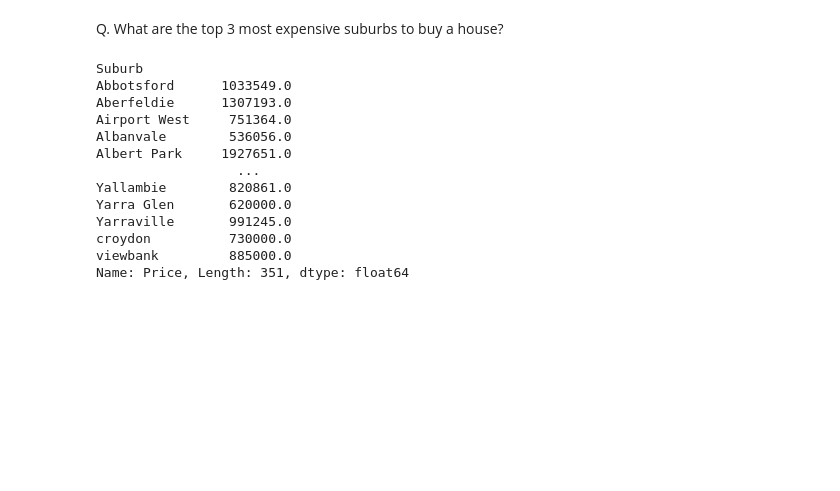
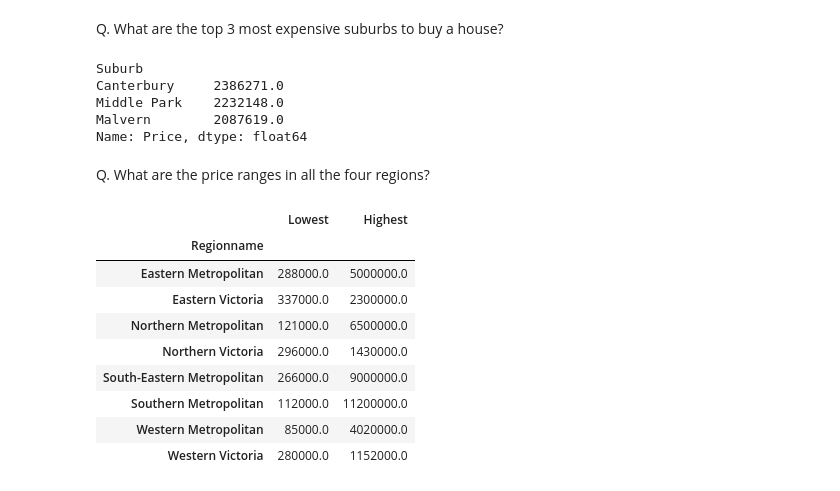
Before and after one commit to PyromancerBoom/handsOnPandas, a Jupyter notebook: analysis.ipynb, the cells around one changed output. Cells and saved outputs as stored; diff of their text form; code cells hidden in the pictures; blank space fills up the shorter version.

```diff
--- a/analysis.ipynb
+++ b/analysis.ipynb
@@ -25,19 +16,32 @@ Median:  870000.0
 # %% [markdown]
 Q. What are the top 3 most expensive suburbs to buy a house?
 # %%
-prices_per_suburb = df.groupby(['Suburb'])['Price'].mean().round()
-prices_per_suburb
+suburbPrices = df.groupby(['Suburb'])['Price'].mean().round().sort_values(ascending=False)
+
+suburbPrices.head(3)
 # %% [output]
 Suburb
-Abbotsford      1033549.0
-Aberfeldie      1307193.0
-Airport West     751364.0
-Albanvale        536056.0
-Albert Park     1927651.0
-                  ...
-Yallambie        820861.0
-Yarra Glen       620000.0
-Yarraville       991245.0
-croydon          730000.0
-viewbank         885000.0
-Name: Price, Length: 351, dtype: float64
+Canterbury     2386271.0
+Middle Park    2232148.0
+Malvern        2087619.0
+Name: Price, dtype: float64
+# %% [markdown]
+Q. What are the price ranges in all the four regions?
+# %%
+lowestPrices = df.groupby(['Regionname'])['Price'].min().rename("Lowest")
+highestPrices = df.groupby(['Regionname'])['Price'].max().rename("Highest")
+
+combined = pd.concat([lowestPrices ,highestPrices ], axis=1)
+
+combined
+# %% [output]
+|  | Lowest | Highest |
+| Regionname |  |  |
+| Eastern Metropolitan | 288000.0 | 5000000.0 |
+| Eastern Victoria | 337000.0 | 2300000.0 |
+| Northern Metropolitan | 121000.0 | 6500000.0 |
+| Northern Victoria | 296000.0 | 1430000.0 |
+| South-Eastern Metropolitan | 266000.0 | 9000000.0 |
+| Southern Metropolitan | 112000.0 | 11200000.0 |
+| Western Metropolitan | 85000.0 | 4020000.0 |
+| Western Victoria | 280000.0 | 1152000.0 |
```
Also changed, not shown: parts of 7 cells of this notebook.
